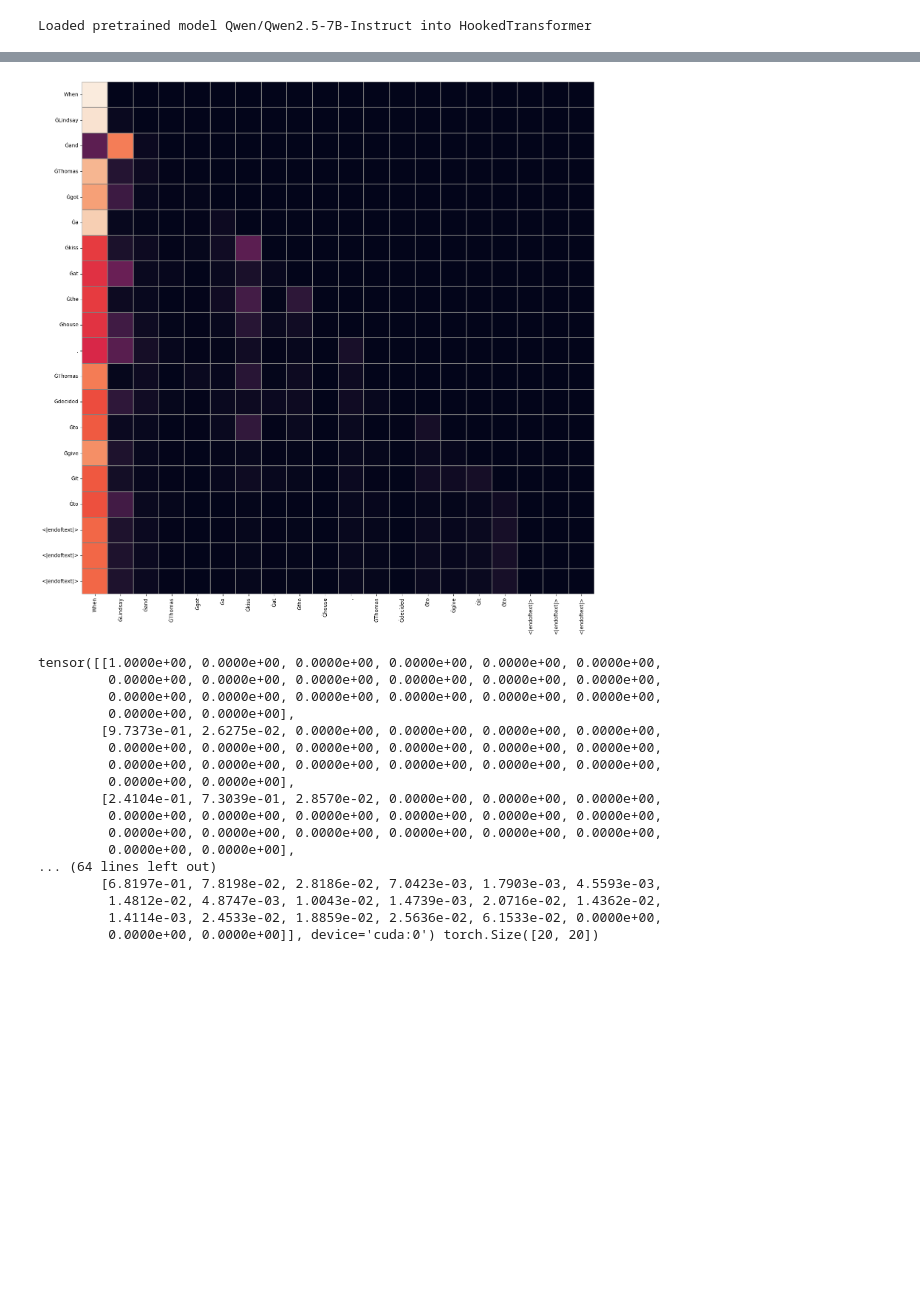
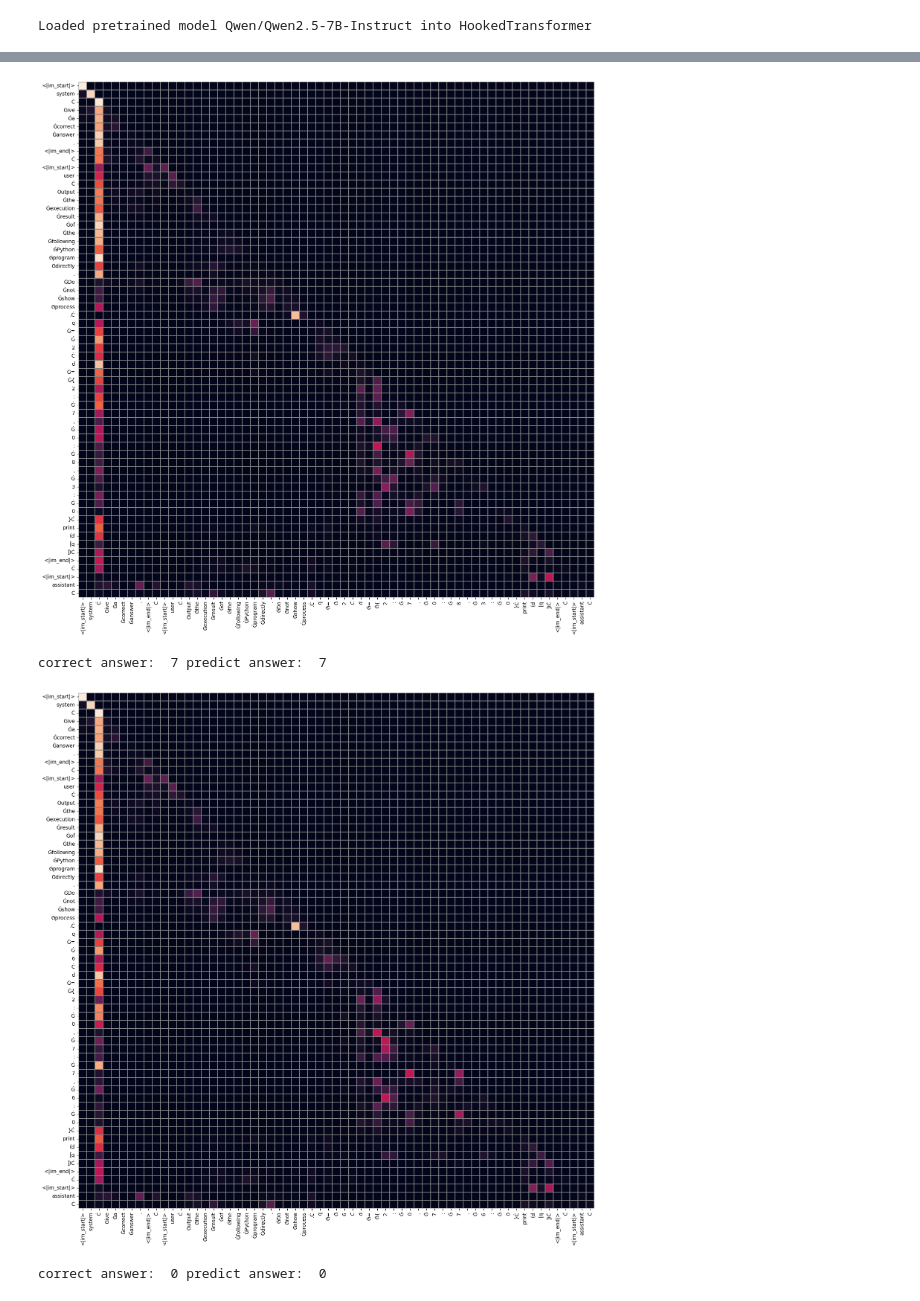
Before and after one commit to P1NKBR2/eap-ig-faithfulness, a Jupyter notebook: qwen_32b.ipynb, the cells around one changed output, grey strips where cells are left out. Drawn from its saved outputs; the diff is of its cells as text; code cells hidden in the pictures; blank space fills up the shorter version.

Commit message:
logit_lenth

```diff
--- a/qwen_32b.ipynb
+++ b/qwen_32b.ipynb
@@ -134,4 +150,7 @@ task = 'ioi'
 # %%
-model.cfg.use_split_qkv_input = False
+if model.cfg.load_in_4bit is True:
+    model.cfg.use_split_qkv_input = False
+else:
+    model.cfg.use_split_qkv_input = True
 model.cfg.use_attn_result = True
 model.cfg.use_hook_mlp_in = True
@@ -186,0 +292,21 @@ layer, head = [(27, 26)][0]
+# %%
+# logits lens
+clean, corrupt, label = dataloader[0]
+token_ids, attention_mask, input_lengths, n_pos = tokenize_plus(model, clean)
+clean_logits, cache = model.run_with_cache(token_ids, attention_mask = attention_mask)
+acc = []
+for l in range(model.cfg.n_layers - 1):
+    n_correct = 0
+    for i in range(batch_size):
+        hid = cache[f'blocks.{l}.hook_resid_post'][i, -1]
+        b = model.blocks[-1]
+        hid += b.mlp(b.ln2(hid))
+        logits = model.unembed(model.ln_final(hid))
+        is_correct = (logits.argmax() == label[i][0]).item()
+        n_correct += is_correct
+        if False and not is_correct:
+            probs, ids = logits.softmax(-1).topk(5)
+            print(list(zip(tokenizer.convert_ids_to_tokens(ids), probs.tolist())), tokenizer.decode(label[i][0]))
+    acc.append(n_correct / batch_size)
+    print(f'layer {l} acc = {n_correct / batch_size}')
+plt.plot(range(model.cfg.n_layers - 1), acc)
@@ -187,29 +333,24 @@ layer, head = [(27, 26)][0]
+# %%
+layer, head = [(20, 17),
+               (22, 1), # ->correct answer
+               (19, 0), # self
+               (22, 13), # ->correct answer
+                (19, 22), # ->correct answer
+                ][4]
 # %%
+
 from eap.attribute import tokenize_plus
-for clean, corrupt, label in dataloader[1:2]:
+for clean, corrupt, label in dataloader[0:1]:
     # tokens_ids = model.to_tokens(clean, prepend_bos=True, padding_side='right')
     token_ids, attention_mask, input_lengths, n_pos = tokenize_plus(model, clean)
     clean_logits, cache = model.run_with_cache(token_ids, attention_mask = attention_mask)
-    tokens = tokenizer.convert_ids_to_tokens(token_ids[0])
-    attn = cache[f'blocks.{layer}.attn.hook_pattern'][0][head]
-    _plot_attn(attn, tokens, figsize=(18, 18))
-    print(attn, attn.size())
+    for i in range(batch_size):
+        tokens = tokenizer.convert_ids_to_tokens(token_ids[i])
+        attn = cache[f'blocks.{layer}.attn.hook_pattern'][i][head]
+        _plot_attn(attn, tokens, figsize=(18, 18))
+        print('correct answer: ', tokenizer.decode(label[i][0]), 'predict answer: ', tokenizer.decode(clean_logits[i, -1].argmax()))
 # %% [output]
-[figure, old version]
+[figure, new version]
-tensor([[1.0000e+00, 0.0000e+00, 0.0000e+00, 0.0000e+00, 0.0000e+00, 0.0000e+00,
-         0.0000e+00, 0.0000e+00, 0.0000e+00, 0.0000e+00, 0.0000e+00, 0.0000e+00,
-         0.0000e+00, 0.0000e+00, 0.0000e+00, 0.0000e+00, 0.0000e+00, 0.0000e+00,
-         0.0000e+00, 0.0000e+00],
-        [9.7373e-01, 2.6275e-02, 0.0000e+00, 0.0000e+00, 0.0000e+00, 0.0000e+00,
-         0.0000e+00, 0.0000e+00, 0.0000e+00, 0.0000e+00, 0.0000e+00, 0.0000e+00,
-         0.0000e+00, 0.0000e+00, 0.0000e+00, 0.0000e+00, 0.0000e+00, 0.0000e+00,
-         0.0000e+00, 0.0000e+00],
-        [2.4104e-01, 7.3039e-01, 2.8570e-02, 0.0000e+00, 0.0000e+00, 0.0000e+00,
-         0.0000e+00, 0.0000e+00, 0.0000e+00, 0.0000e+00, 0.0000e+00, 0.0000e+00,
-         0.0000e+00, 0.0000e+00, 0.0000e+00, 0.0000e+00, 0.0000e+00, 0.0000e+00,
-         0.0000e+00, 0.0000e+00],
-... (64 lines left out)
-        [6.8197e-01, 7.8198e-02, 2.8186e-02, 7.0423e-03, 1.7903e-03, 4.5593e-03,
-         1.4812e-02, 4.8747e-03, 1.0043e-02, 1.4739e-03, 2.0716e-02, 1.4362e-02,
-         1.4114e-03, 2.4533e-02, 1.8859e-02, 2.5636e-02, 6.1533e-02, 0.0000e+00,
-         0.0000e+00, 0.0000e+00]], device='cuda:0') torch.Size([20, 20])
+correct answer:  7 predict answer:  7
+[figure, added]
+correct answer:  0 predict answer:  0
```
Also changed, not shown: parts of 26 cells of this notebook, 17 other files.
